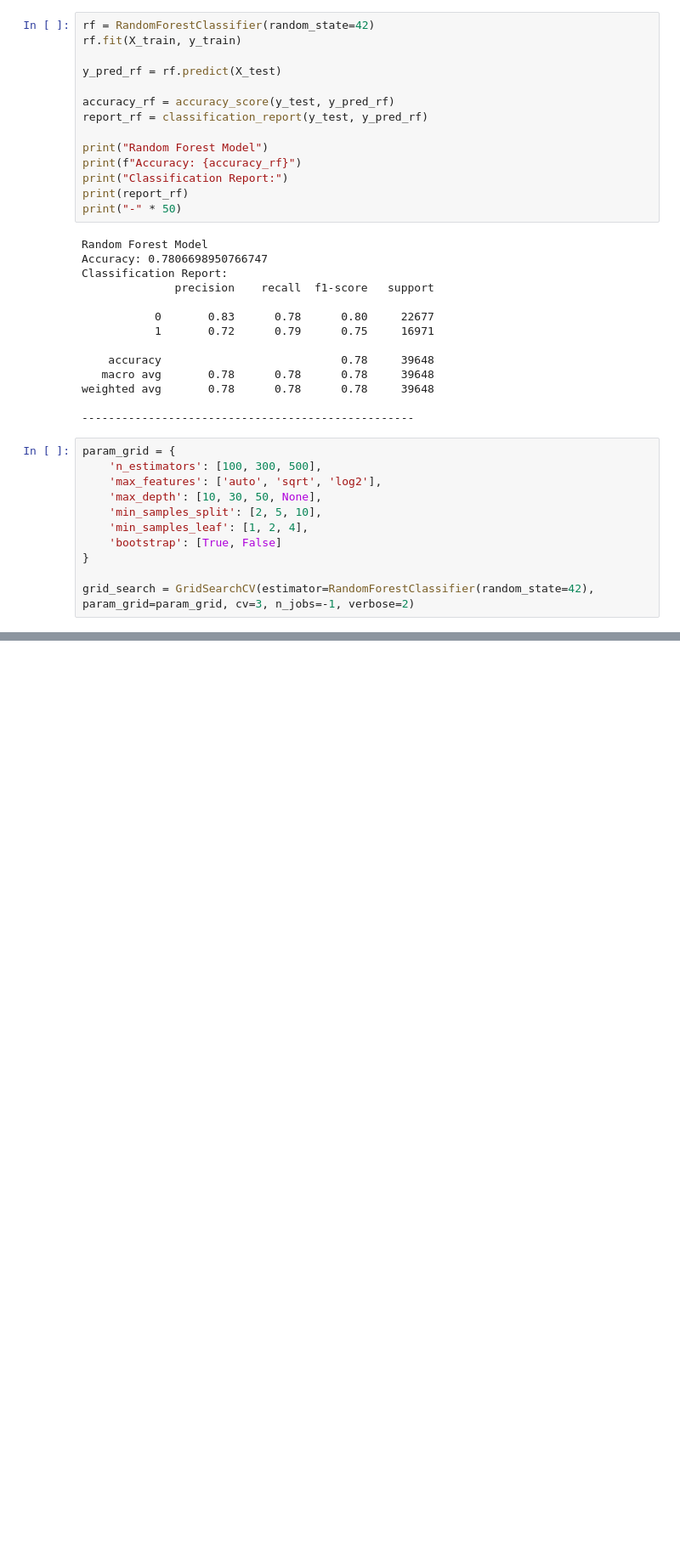
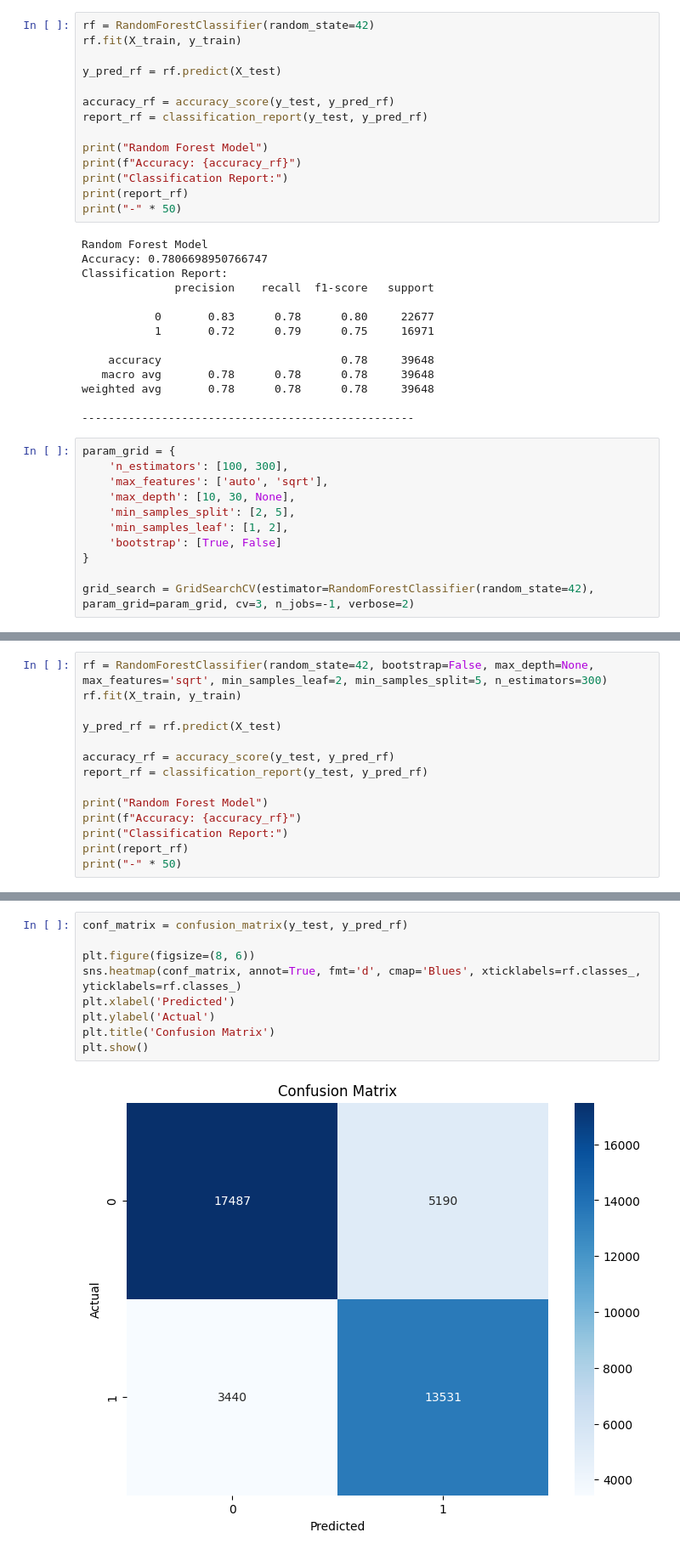
Before and after one commit to martynalesniak/smoker-status-binary-prediction, a Jupyter notebook: modeling/simple_models.ipynb, the cells around one changed output, grey strips where cells are left out. Shown at 85% size. Cells and saved outputs as stored; diff of their text form; blank space fills up the shorter version.

Commit message:
preliminary modeling

```diff
--- a/modeling/simple_models.ipynb
+++ b/modeling/simple_models.ipynb
@@ -85,11 +89,11 @@ weighted avg       0.78      0.78      0.78     39648
 --------------------------------------------------
 # %%
 param_grid = {
-    'n_estimators': [100, 300, 500],
-    'max_features': ['auto', 'sqrt', 'log2'],
-    'max_depth': [10, 30, 50, None],
-    'min_samples_split': [2, 5, 10],
-    'min_samples_leaf': [1, 2, 4],
+    'n_estimators': [100, 300],
+    'max_features': ['auto', 'sqrt'],
+    'max_depth': [10, 30, None],
+    'min_samples_split': [2, 5],
+    'min_samples_leaf': [1, 2],
     'bootstrap': [True, False]
 }
 
@@ -113,0 +147,14 @@ Fitting 3 folds for each of 648 candidates, totalling 1944 fits
+# %%
+rf = RandomForestClassifier(random_state=42, bootstrap=False, max_depth=None, max_features='sqrt', min_samples_leaf=2, min_samples_split=5, n_estimators=300)
+rf.fit(X_train, y_train)
+
+y_pred_rf = rf.predict(X_test)
+
+accuracy_rf = accuracy_score(y_test, y_pred_rf)
+report_rf = classification_report(y_test, y_pred_rf)
+
+print("Random Forest Model")
+print(f"Accuracy: {accuracy_rf}")
+print("Classification Report:")
+print(report_rf)
+print("-" * 50)
@@ -113,0 +175,11 @@ Fitting 3 folds for each of 648 candidates, totalling 1944 fits
+# %%
+conf_matrix = confusion_matrix(y_test, y_pred_rf)
+
+plt.figure(figsize=(8, 6))
+sns.heatmap(conf_matrix, annot=True, fmt='d', cmap='Blues', xticklabels=rf.classes_, yticklabels=rf.classes_)
+plt.xlabel('Predicted')
+plt.ylabel('Actual')
+plt.title('Confusion Matrix')
+plt.show()
+# %% [output]
+[figure, added]
```
Also changed, not shown: parts of 6 cells of this notebook.
